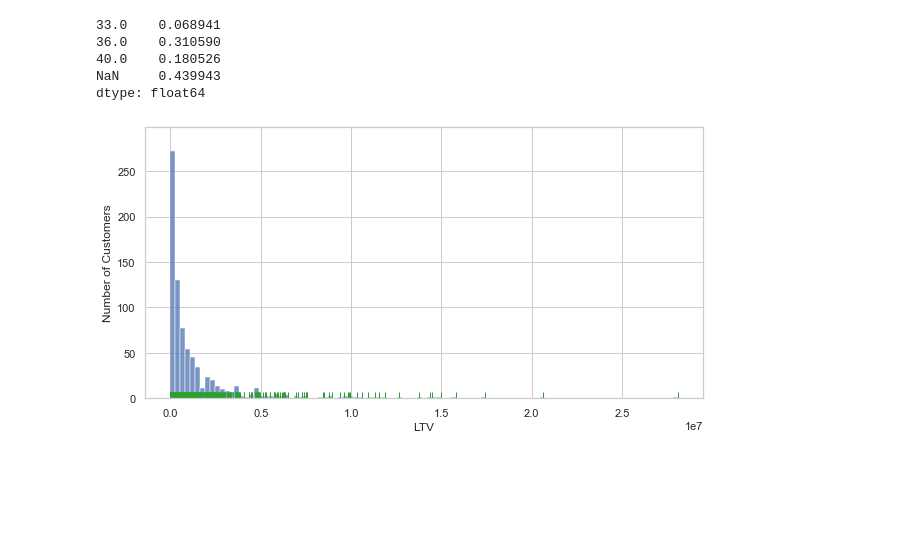
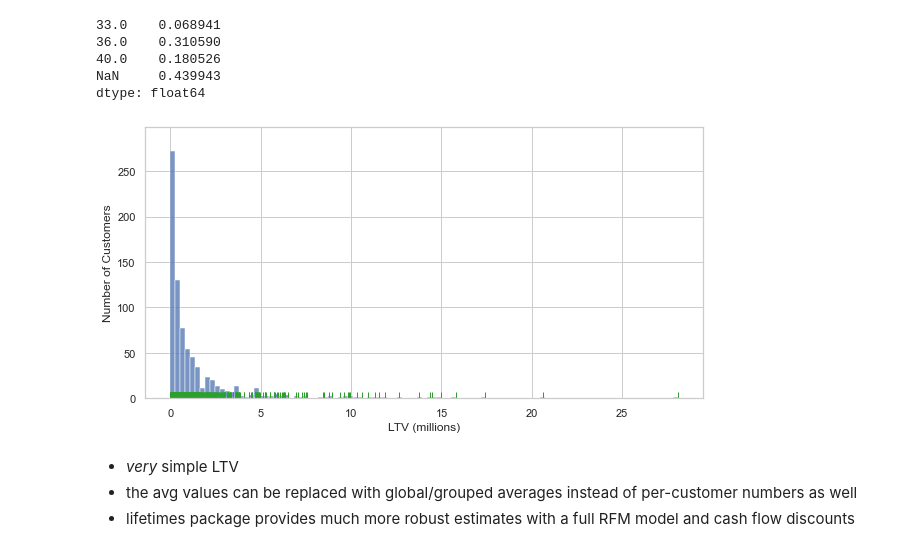
Before and after one commit to Rabeez/survival_demo, a Jupyter notebook: 2 - Churn.ipynb, the cells around one changed output. Saved outputs shown, nothing was run; the diff lists cells and outputs as text; code cells hidden in the pictures; blank space fills up the shorter version.

```diff
--- a/2 - Churn.ipynb
+++ b/2 - Churn.ipynb
@@ -226,11 +211,15 @@ dtype: float64
 avg_order_size = exponential(4000, len(median_lifetimes))
 avg_num_orders = exponential(10, len(median_lifetimes))
 # %%
-LTV = median_lifetimes * avg_order_size * avg_num_orders
+LTV = (median_lifetimes * avg_order_size * avg_num_orders) / 1e6
 
 fig, ax = plt.subplots(figsize=(10,5))
 sns.histplot(LTV, ax=ax)
 sns.rugplot(LTV, color='tab:green',  ax=ax)
-ax.set(xlabel='LTV', ylabel='Number of Customers');
+ax.set(xlabel='LTV (millions)', ylabel='Number of Customers');
 # %% [output]
-[figure, old version]
+[figure, new version]
+# %% [markdown]
+- *very* simple LTV
+- the avg values can be replaced with global/grouped averages instead of per-customer numbers as well
+- lifetimes package provides much more robust estimates with a full RFM model and cash flow discounts
```
Also changed, not shown: parts of 10 cells of this notebook, 1 other file.
